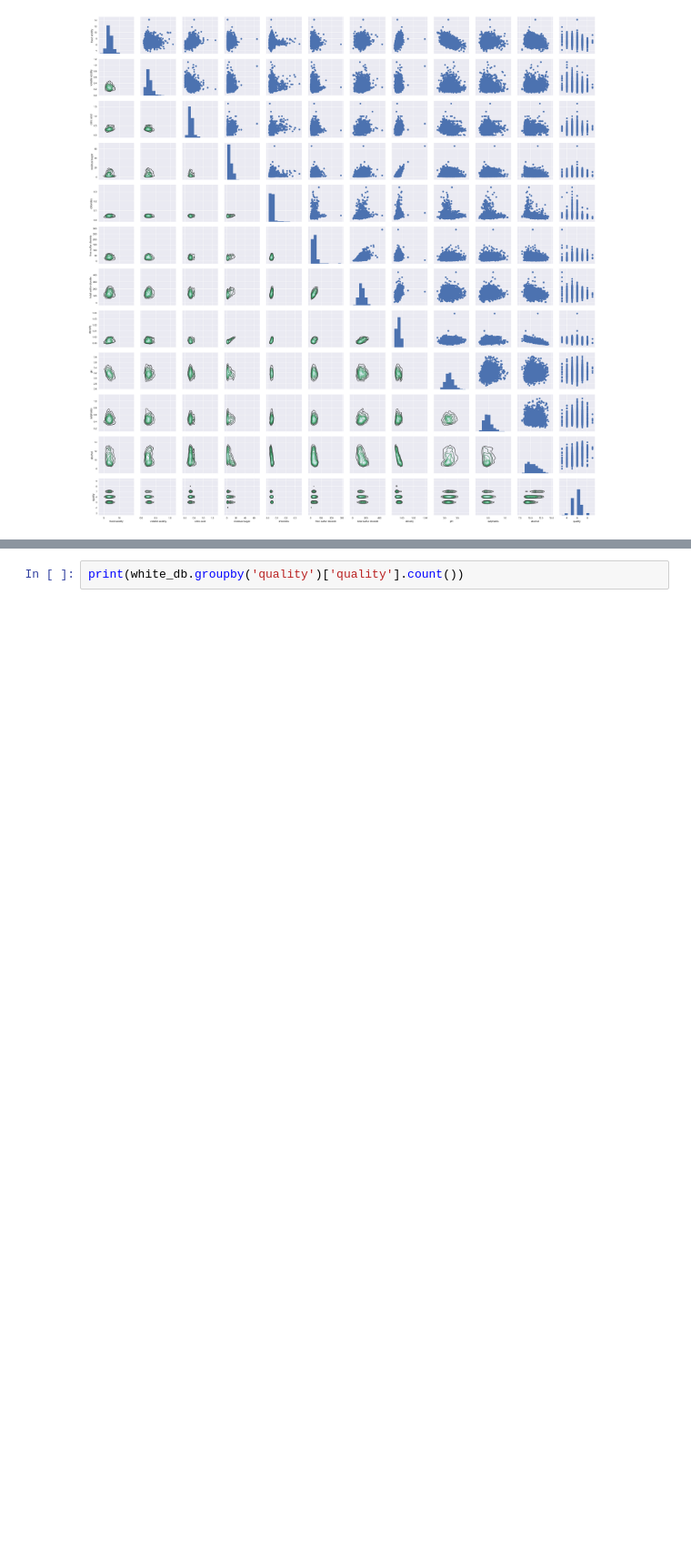
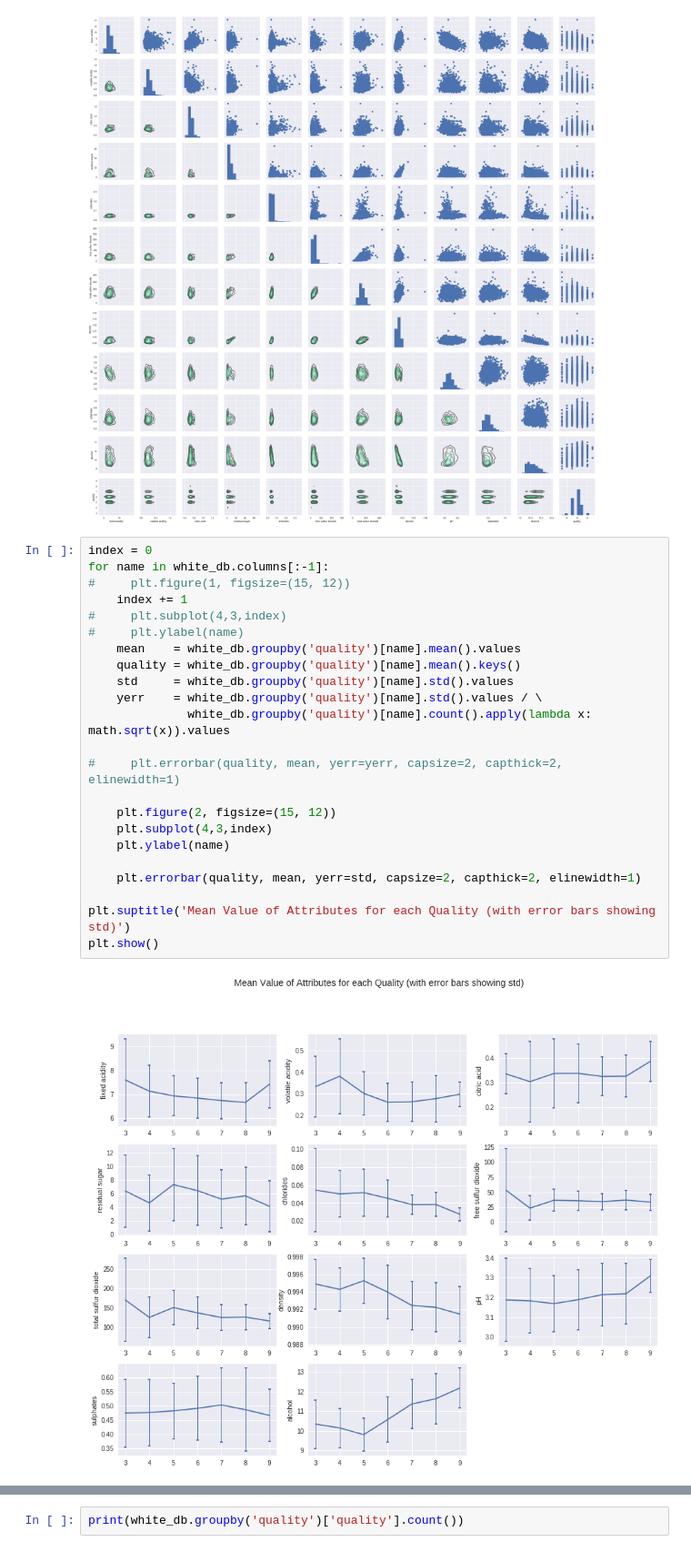
Before and after one commit to cheidt/Chris_Learning_Machine, a Jupyter notebook: Wine/Wine_Testing.ipynb, the cells around one changed output, grey strips where cells are left out. Shown at 91% size. Saved outputs shown, nothing was run; the diff lists cells and outputs as text; blank space fills up the shorter version.

```diff
--- a/Wine/Wine_Testing.ipynb
+++ b/Wine/Wine_Testing.ipynb
@@ -140,3 +140,28 @@ g.map_upper(plt.scatter)
 plt.show()
 # %% [output]
 [figure]
+# %%
+index = 0
+for name in white_db.columns[:-1]:
+#     plt.figure(1, figsize=(15, 12))
+    index += 1
+#     plt.subplot(4,3,index)
+#     plt.ylabel(name)
+    mean    = white_db.groupby('quality')[name].mean().values
+    quality = white_db.groupby('quality')[name].mean().keys()
+    std     = white_db.groupby('quality')[name].std().values
+    yerr    = white_db.groupby('quality')[name].std().values / \
+              white_db.groupby('quality')[name].count().apply(lambda x: math.sqrt(x)).values
+
+#     plt.errorbar(quality, mean, yerr=yerr, capsize=2, capthick=2, elinewidth=1)
+
+    plt.figure(2, figsize=(15, 12))
+    plt.subplot(4,3,index)
+    plt.ylabel(name)
+
+    plt.errorbar(quality, mean, yerr=std, capsize=2, capthick=2, elinewidth=1)
+
+plt.suptitle('Mean Value of Attributes for each Quality (with error bars showing std)')
+plt.show()
+# %% [output]
+[figure, added]
```
Also changed, not shown: parts of 4 cells of this notebook.
